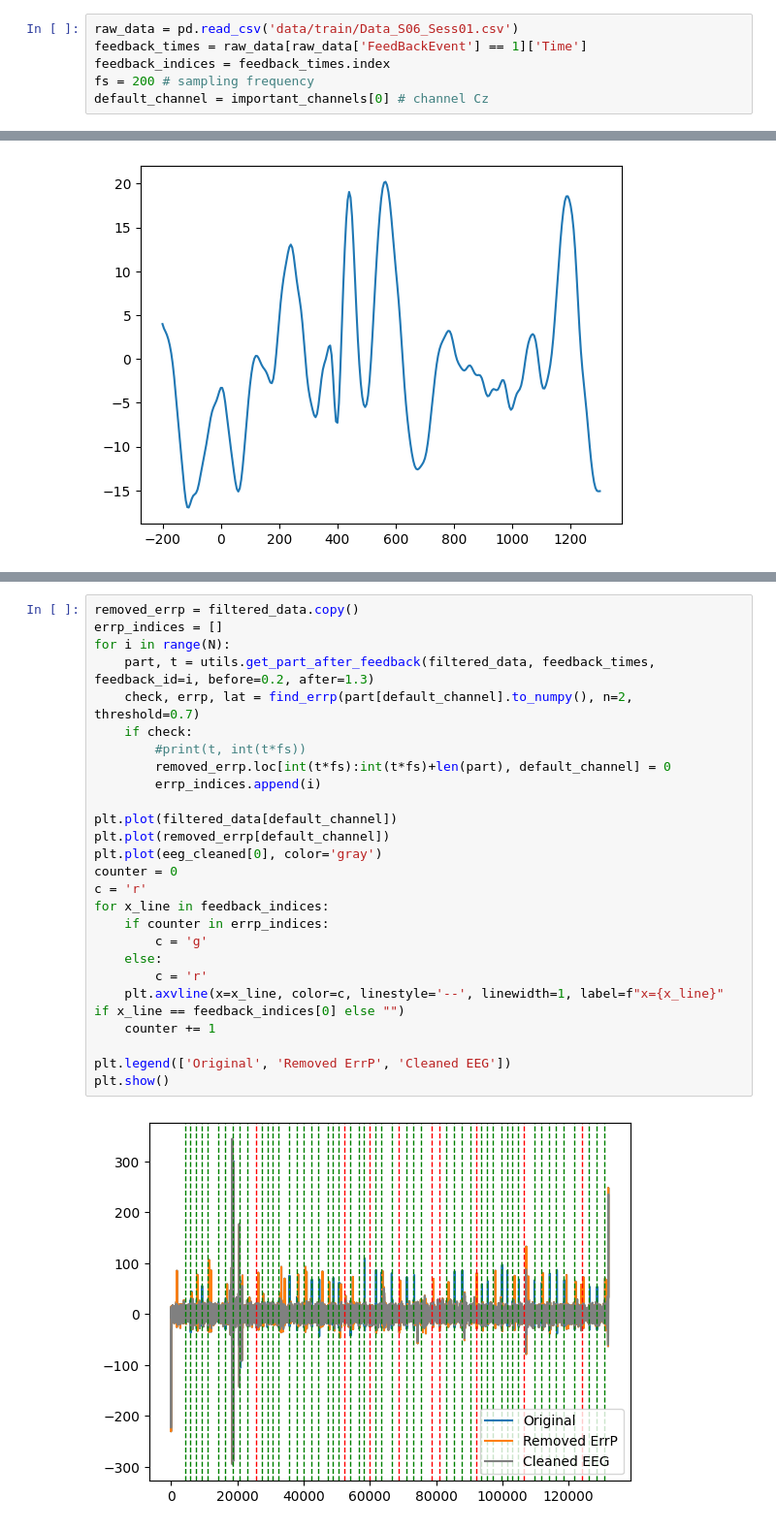
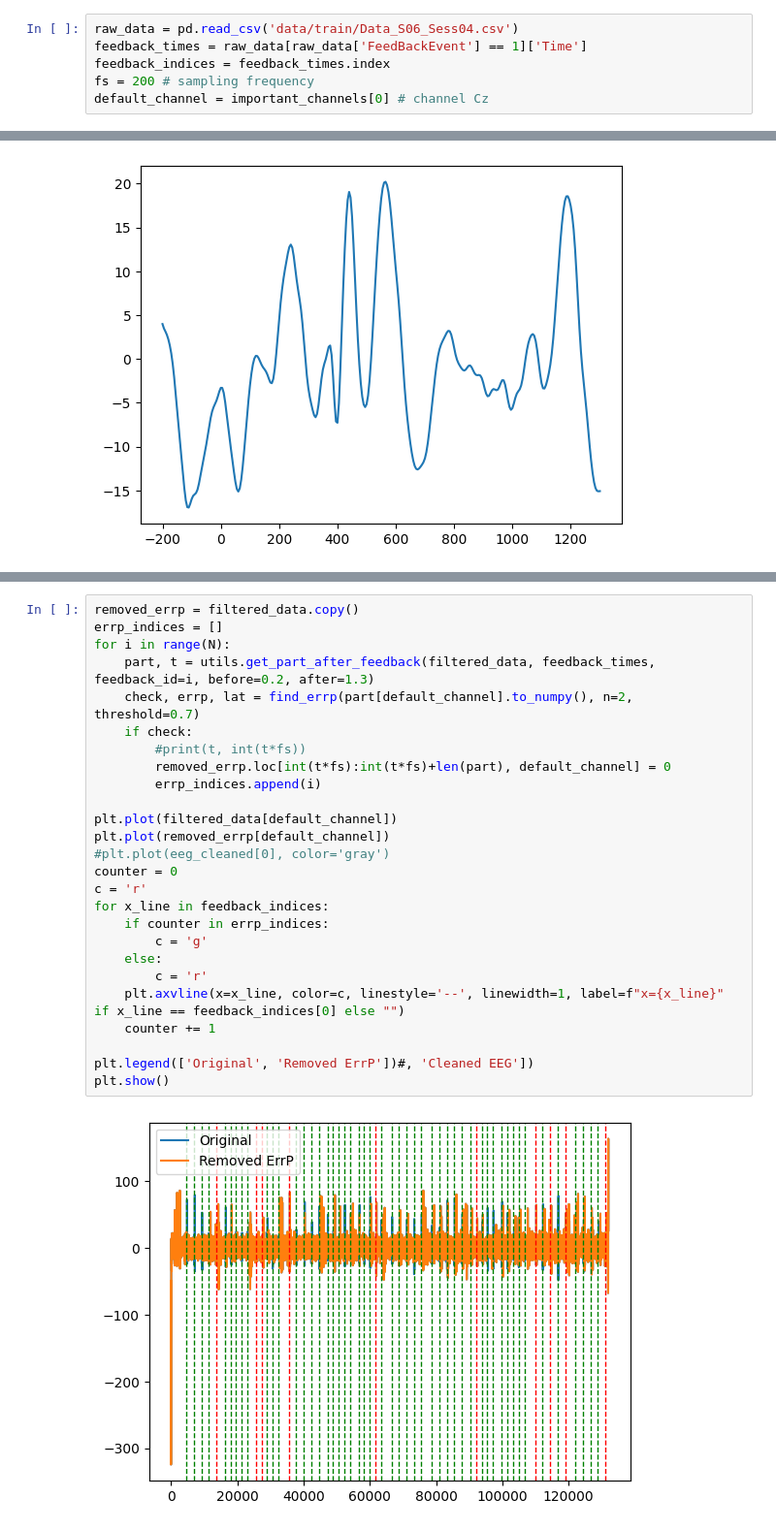
Before and after one commit to nspyrop03/bci-challenge-ner15, a Jupyter notebook: p300_detection.ipynb, the cells around one changed output, grey strips where cells are left out. Shown at 97% size. Saved outputs shown, nothing was run; the diff lists cells and outputs as text.

```diff
--- a/p300_detection.ipynb
+++ b/p300_detection.ipynb
@@ -7,7 +7,7 @@ from utils import important_channels
 import utils
 from sklearn.linear_model import LinearRegression
 # %%
-raw_data = pd.read_csv('data/train/Data_S06_Sess01.csv')
+raw_data = pd.read_csv('data/train/Data_S06_Sess04.csv')
 feedback_times = raw_data[raw_data['FeedBackEvent'] == 1]['Time']
 feedback_indices = feedback_times.index
 fs = 200 # sampling frequency
@@ -190,28 +190,28 @@ Accuracy: 85.0% (51/60)
 # %%
 removed_errp = filtered_data.copy()
 errp_indices = []
 for i in range(N):
     part, t = utils.get_part_after_feedback(filtered_data, feedback_times, feedback_id=i, before=0.2, after=1.3)
     check, errp, lat = find_errp(part[default_channel].to_numpy(), n=2, threshold=0.7)
     if check:
         #print(t, int(t*fs))
         removed_errp.loc[int(t*fs):int(t*fs)+len(part), default_channel] = 0
         errp_indices.append(i)
 
 plt.plot(filtered_data[default_channel])
 plt.plot(removed_errp[default_channel])
-plt.plot(eeg_cleaned[0], color='gray')
+#plt.plot(eeg_cleaned[0], color='gray')
 counter = 0
 c = 'r'
 for x_line in feedback_indices:
     if counter in errp_indices:
         c = 'g'
     else:
         c = 'r'
     plt.axvline(x=x_line, color=c, linestyle='--', linewidth=1, label=f"x={x_line}" if x_line == feedback_indices[0] else "")
     counter += 1
 
-plt.legend(['Original', 'Removed ErrP', 'Cleaned EEG'])
+plt.legend(['Original', 'Removed ErrP'])#, 'Cleaned EEG'])
 plt.show()
 # %% [output]
-[figure, old version]
+[figure, new version]
```
Also changed, not shown: parts of 6 cells of this notebook.
